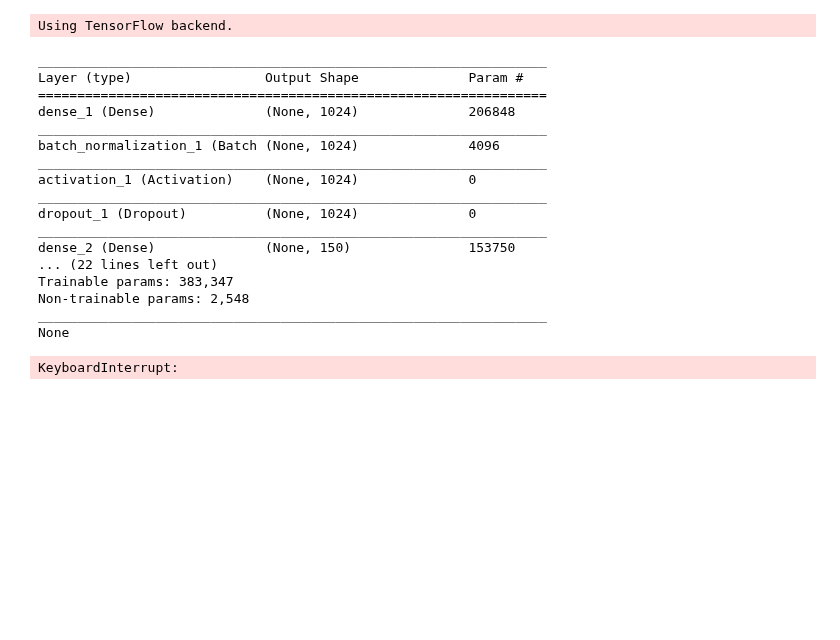
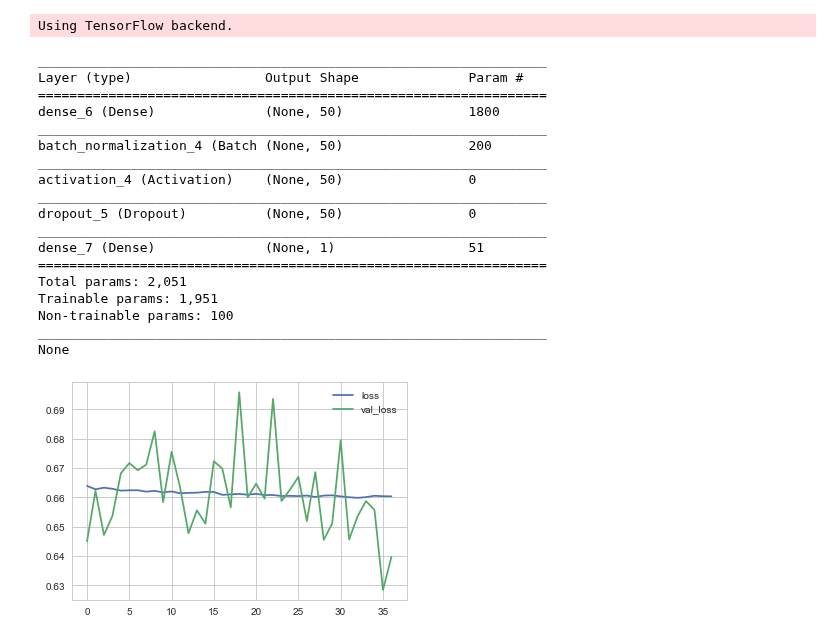
Before and after one commit to paulaceccon/ml-playground, a Jupyter notebook: Kernels/PortoSeguro.ipynb, the cells around one changed output. Cells and saved outputs as stored; diff of their text form; code cells hidden in the pictures; blank space fills up the shorter version.

```diff
--- a/Kernels/PortoSeguro.ipynb
+++ b/Kernels/PortoSeguro.ipynb
@@ -399,7 +475,7 @@ clf_stc_params = {
 }
 # %%
 clf_stc = xgb.XGBClassifier(silent=1, objective='binary:logistic', seed=0, scale_pos_weight=spw)
-grid = GridSearchCV(clf_stc, clf_stc_params, scoring=gini_sklearn, cv=3, verbose=1, n_jobs=-1)
+grid = GridSearchCV(clf_stc, clf_stc_params, scoring=gini_sklearn, cv=3)
 grid.fit(S_train, y_train)
 
 print (grid.best_params_)
@@ -421,6 +495,6 @@ submission.to_csv('clf_stacking_output.csv', index=False)
 # %%
 from sklearn.ensemble import VotingClassifier
 
-clf_vc = VotingClassifier(estimators=[('xgb', clf_xgb), ('clf_lgbm', clf_lgbm)], voting='soft', n_jobs=-1)
-clf_vc.fit(X_train, y_train)
+clf_vc = VotingClassifier(estimators=[('xgb', clf_xgb), ('clf_lgbm', clf_lgbm), ('clf_stck', clf_stc)], voting='soft')
+clf_vc.fit(X_train_sel, y_train)
 # %% [output]
@@ -439,5 +513,5 @@ Gini Score: 0.24 (+/- 0.02)
 # %%
-y_pred = clf_vc.predict_proba(X_valid)
+y_pred = clf_vc.predict_proba(X_valid_sel)
 # %%
 submission = pd.DataFrame({'id': df_ids, 'target': y_pred[:, 1]})
 submission.to_csv('clf_vc_output.csv', index=False)
@@ -504,23 +598,23 @@ X_valid_scaled = np.append(X_valid_scaled, X_valid[categorical_feat].values, axi
 # %%
 model = Sequential()
 
-model.add(Dense(1024, input_shape=(X_train_scaled.shape[1],)))
+model.add(Dense(50, input_shape=(X_train_sel.shape[1],)))
 model.add(BatchNormalization())
 model.add(Activation('relu'))
 model.add(Dropout(0.25))
 
-model.add(Dense(150))
-model.add(BatchNormalization())
-model.add(Activation('relu'))
-model.add(Dropout(0.5))
+# model.add(Dense(150))
+# model.add(BatchNormalization())
+# model.add(Activation('relu'))
+# model.add(Dropout(0.5))
 
-model.add(Dense(100))
-model.add(BatchNormalization())
-model.add(Activation('relu'))
-model.add(Dropout(0.5))
+# model.add(Dense(100))
+# model.add(BatchNormalization())
+# model.add(Activation('relu'))
+# model.add(Dropout(0.5))
 
-model.add(Dense(50))
-model.add(Dropout(0.5))
+# model.add(Dense(50))
+# model.add(Dropout(0.5))
 model.add(Dense(1, activation='sigmoid'))
 
 print(model.summary())
@@ -528,27 +622,28 @@ print(model.summary())
 _________________________________________________________________
 Layer (type)                 Output Shape              Param #
 =================================================================
-dense_1 (Dense)              (None, 1024)              206848
+dense_6 (Dense)              (None, 50)                1800
 _________________________________________________________________
-batch_normalization_1 (Batch (None, 1024)              4096
+batch_normalization_4 (Batch (None, 50)                200
 _________________________________________________________________
-activation_1 (Activation)    (None, 1024)              0
+activation_4 (Activation)    (None, 50)                0
 _________________________________________________________________
-dropout_1 (Dropout)          (None, 1024)              0
+dropout_5 (Dropout)          (None, 50)                0
 _________________________________________________________________
-dense_2 (Dense)              (None, 150)               153750
-... (22 lines left out)
-Trainable params: 383,347
-Non-trainable params: 2,548
+dense_7 (Dense)              (None, 1)                 51
+=================================================================
+Total params: 2,051
+Trainable params: 1,951
+Non-trainable params: 100
 _________________________________________________________________
 None
 # %%
 callback_early_stopping = EarlyStopping(monitor='val_loss', patience=10, verbose=0, mode='auto')
 # %%
 model.compile(optimizer='adam', loss='binary_crossentropy', metrics=[gini_keras, 'accuracy'])
-hist = model.fit(X_train_scaled, y_train, batch_size=128, epochs=100, verbose=0,
-                 validation_data=(X_test_scaled, y_test), class_weight=class_weight)
+hist = model.fit(X_train_sel, y_train, batch_size=128, epochs=100, verbose=0,
+                 validation_data=(X_test_sel, y_test), class_weight=class_weight, callbacks=[plot_losses])
 # %% [output]
-KeyboardInterrupt:
+[figure, added]
 # %%
 plot_history(hist)
```
Also changed, not shown: parts of 53 cells of this notebook, 3 other files.
